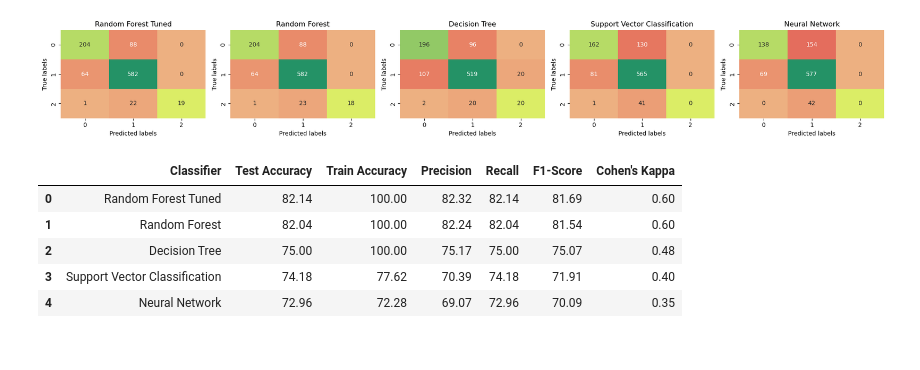
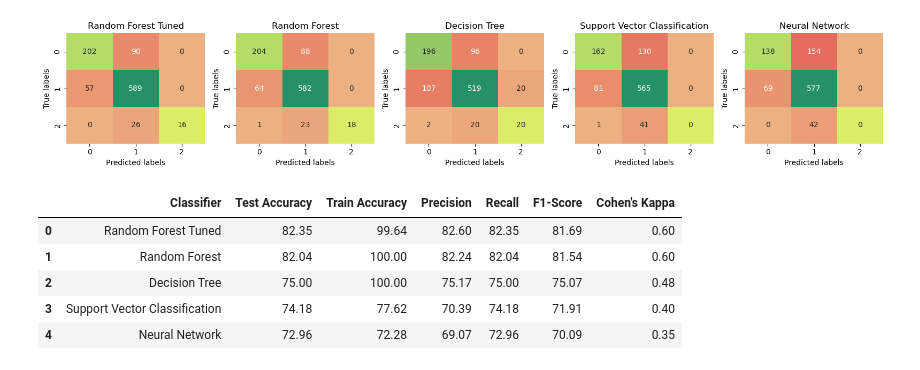
Before and after one commit to Paul-Sabin/BlueBerry-Winery, a Jupyter notebook: RW_random_forest.ipynb, the cells around one changed output. Cells and saved outputs as stored; diff of their text form; code cells hidden in the pictures.

Commit message:
red forest tuned

```diff
--- a/RW_random_forest.ipynb
+++ b/RW_random_forest.ipynb
@@ -18,38 +18,38 @@ from sklearn.tree import DecisionTreeClassifier
 from sklearn.ensemble import RandomForestClassifier
 from sklearn.neural_network import MLPClassifier
 # %%
-ww = pd.read_csv('C:\Asus WebStorage\psabin@gmail.com\MySyncFolder\Data Science Course\BlueBerry Winery\winequality-white.csv', sep=';')
+rw = pd.read_csv('C:\Asus WebStorage\psabin@gmail.com\MySyncFolder\Data Science Course\BlueBerry Winery\winequality-white.csv', sep=';')
 
-ww['quality_label'] = ww['quality'].apply(lambda value: 'low'
+rw['quality_label'] = rw['quality'].apply(lambda value: 'low'
 if value <= 5 else 'medium'
 if value <= 7 else 'high')
 
 # Transforming these labels into categrical data type instead of string
-ww['quality_label'] = pd.Categorical(ww['quality_label'],
+rw['quality_label'] = pd.Categorical(rw['quality_label'],
 categories=['low', 'medium', 'high'])
 
 # Encode quality labels as numbers
 le = LabelEncoder()
-ww['encoded_quality_label'] = le.fit_transform(ww['quality_label'])
+rw['encoded_quality_label'] = le.fit_transform(rw['quality_label'])
 
 # Swap 0 for 3 to make the order make sense from low to high
-ww['encoded_quality_label'].replace(0,3,inplace=True)
+rw['encoded_quality_label'].replace(0,3,inplace=True)
 
 # Drop quality 1-10 and low-high columns
-ww.drop(['quality_label'], axis=1, inplace=True)
-ww.drop(['quality'], axis=1, inplace=True)
+rw.drop(['quality_label'], axis=1, inplace=True)
+rw.drop(['quality'], axis=1, inplace=True)
 
 # Create column vector for encoded quality label
-y_ww_quality = ww.encoded_quality_label
+y_rw_quality = rw.encoded_quality_label
 # %%
 # Select ALL features
-ww_select = ww.drop(['encoded_quality_label'], axis=1)
+rw_select = rw.drop(['encoded_quality_label'], axis=1)
 # Split data
-ww_features_train, ww_features_test, ww_quality_train, ww_quality_test = train_test_split(ww_select,y_ww_quality,test_size=0.2, random_state=19)
+rw_features_train, rw_features_test, rw_quality_train, rw_quality_test = train_test_split(rw_select,y_rw_quality,test_size=0.2, random_state=19)
 # Scale features
 scaler = StandardScaler()
-ww_features_train_scaled = scaler.fit_transform(ww_features_train)
-ww_features_test_scaled = scaler.transform(ww_features_test)
+rw_features_train_scaled = scaler.fit_transform(rw_features_train)
+rw_features_test_scaled = scaler.transform(rw_features_test)
 # %%
 def randomized_searchCV(model, X_train, y_train):
 
@@ -109,8 +92,16 @@ Traceback (most recent call last):
+# %%
+forest_best_params = {'n_estimators': 200,
+ 'min_samples_split': 5,
+ 'min_samples_leaf': 1,
+ 'max_features': 'sqrt',
+ 'max_depth': 30,
+ 'criterion': 'entropy',
+ 'bootstrap': True}
 # %%
 def model_accuracy_comparison(X_train, y_train, X_test, y_test):
     # Create an array of classification models (classifiers)
     classifiers = [
-        ('Random Forest Tuned', RandomForestClassifier(n_estimators = 50, min_samples_split=2, min_samples_leaf=1, max_features='log2', max_depth=20, criterion = 'entropy', bootstrap=True, random_state = 0)),
+        ('Random Forest Tuned', RandomForestClassifier(**forest_best_params)),
         ('Random Forest', RandomForestClassifier(n_estimators = 100, criterion = 'entropy', random_state = 0)),
         ('Decision Tree', DecisionTreeClassifier(criterion = 'gini', random_state = 0)),
         ('Support Vector Classification', SVC()),
@@ -174,13 +165,13 @@ def model_accuracy_comparison(X_train, y_train, X_test, y_test):
     plt.show()
 
     display(metrics_df)
-# %%
-model_accuracy_comparison(ww_features_train_scaled, ww_quality_train, ww_features_test_scaled, ww_quality_test)
-# %% [output]
-[figure, removed]
-|  | Classifier | Test Accuracy | Train Accuracy | Precision | Recall | F1-Score | Cohen's Kappa |
-| 0 | Random Forest Tuned | 82.14 | 100.00 | 82.32 | 82.14 | 81.69 | 0.60 |
-| 1 | Random Forest | 82.04 | 100.00 | 82.24 | 82.04 | 81.54 | 0.60 |
-| 2 | Decision Tree | 75.00 | 100.00 | 75.17 | 75.00 | 75.07 | 0.48 |
-| 3 | Support Vector Classification | 74.18 | 77.62 | 70.39 | 74.18 | 71.91 | 0.40 |
-| 4 | Neural Network | 72.96 | 72.28 | 69.07 | 72.96 | 70.09 | 0.35 |
+# %%
+model_accuracy_comparison(rw_features_train_scaled, rw_quality_train, rw_features_test_scaled, rw_quality_test)
+# %% [output]
+[figure, added]
+|  | Classifier | Test Accuracy | Train Accuracy | Precision | Recall | F1-Score | Cohen's Kappa |
+| 0 | Random Forest Tuned | 82.35 | 99.64 | 82.60 | 82.35 | 81.69 | 0.60 |
+| 1 | Random Forest | 82.04 | 100.00 | 82.24 | 82.04 | 81.54 | 0.60 |
+| 2 | Decision Tree | 75.00 | 100.00 | 75.17 | 75.00 | 75.07 | 0.48 |
+| 3 | Support Vector Classification | 74.18 | 77.62 | 70.39 | 74.18 | 71.91 | 0.40 |
+| 4 | Neural Network | 72.96 | 72.28 | 69.07 | 72.96 | 70.09 | 0.35 |
```
Also changed, not shown: parts of 1 cell of this notebook.
